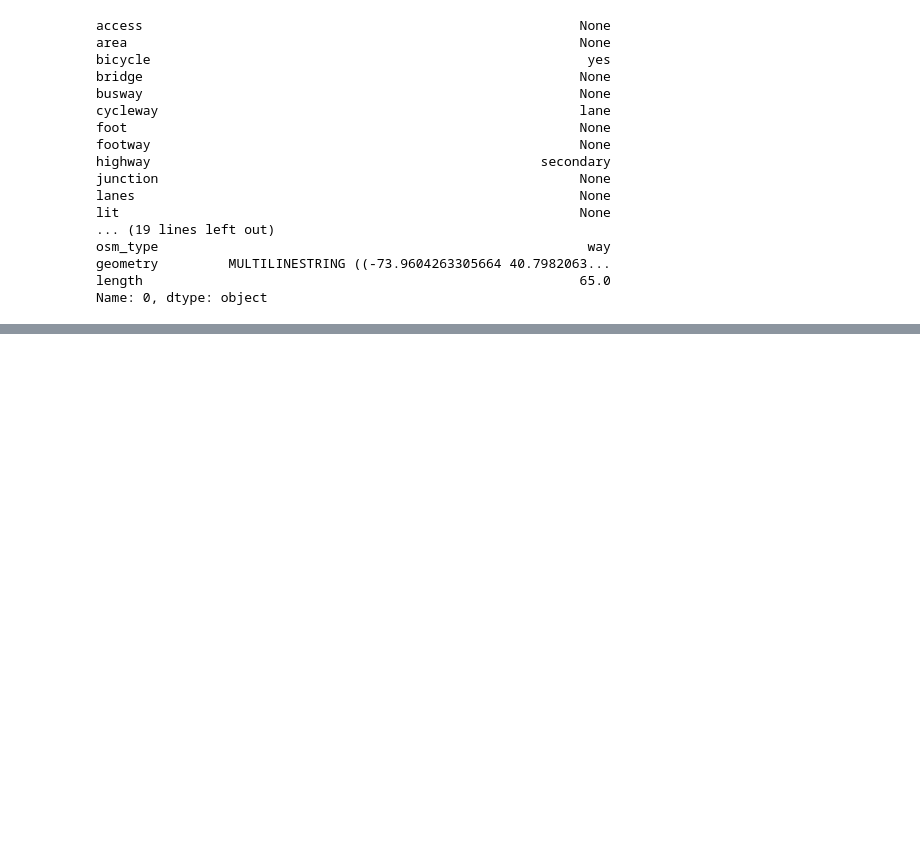
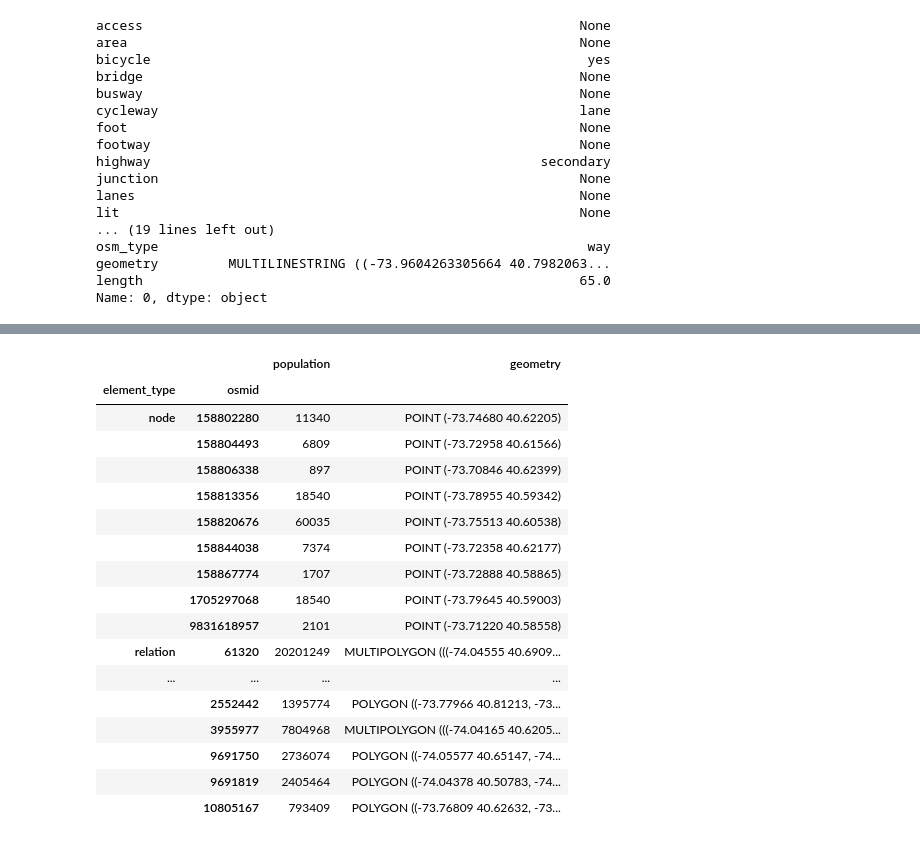
Before and after one commit to YuxiaoMa66/FAIP, a Jupyter notebook: Project/pbfnewyork.ipynb, the cells around one changed output, grey strips where cells are left out. Saved outputs shown, nothing was run; the diff lists cells and outputs as text; code cells hidden in the pictures; blank space fills up the shorter version.

```diff
--- a/Project/pbfnewyork.ipynb
+++ b/Project/pbfnewyork.ipynb
@@ -212,0 +699,21 @@ Name: 0, dtype: object
+# %%
+last_population_filtered_chunk
+# %% [output]
+|  |  | population | geometry |
+| element_type | osmid |  |  |
+| node | 158802280 | 11340 | POINT (-73.74680 40.62205) |
+|  | 158804493 | 6809 | POINT (-73.72958 40.61566) |
+|  | 158806338 | 897 | POINT (-73.70846 40.62399) |
+|  | 158813356 | 18540 | POINT (-73.78955 40.59342) |
+|  | 158820676 | 60035 | POINT (-73.75513 40.60538) |
+|  | 158844038 | 7374 | POINT (-73.72358 40.62177) |
+|  | 158867774 | 1707 | POINT (-73.72888 40.58865) |
+|  | 1705297068 | 18540 | POINT (-73.79645 40.59003) |
+|  | 9831618957 | 2101 | POINT (-73.71220 40.58558) |
+| relation | 61320 | 20201249 | MULTIPOLYGON (((-74.04555 40.6909... |
+| ... | ... | ... | ... |
+|  | 2552442 | 1395774 | POLYGON ((-73.77966 40.81213, -73... |
+|  | 3955977 | 7804968 | MULTIPOLYGON (((-74.04165 40.6205... |
+|  | 9691750 | 2736074 | POLYGON ((-74.05577 40.65147, -74... |
+|  | 9691819 | 2405464 | POLYGON ((-74.04378 40.50783, -74... |
+|  | 10805167 | 793409 | POLYGON ((-73.76809 40.62632, -73... |
```
Also changed, not shown: parts of 9 cells of this notebook, 39 other files.
